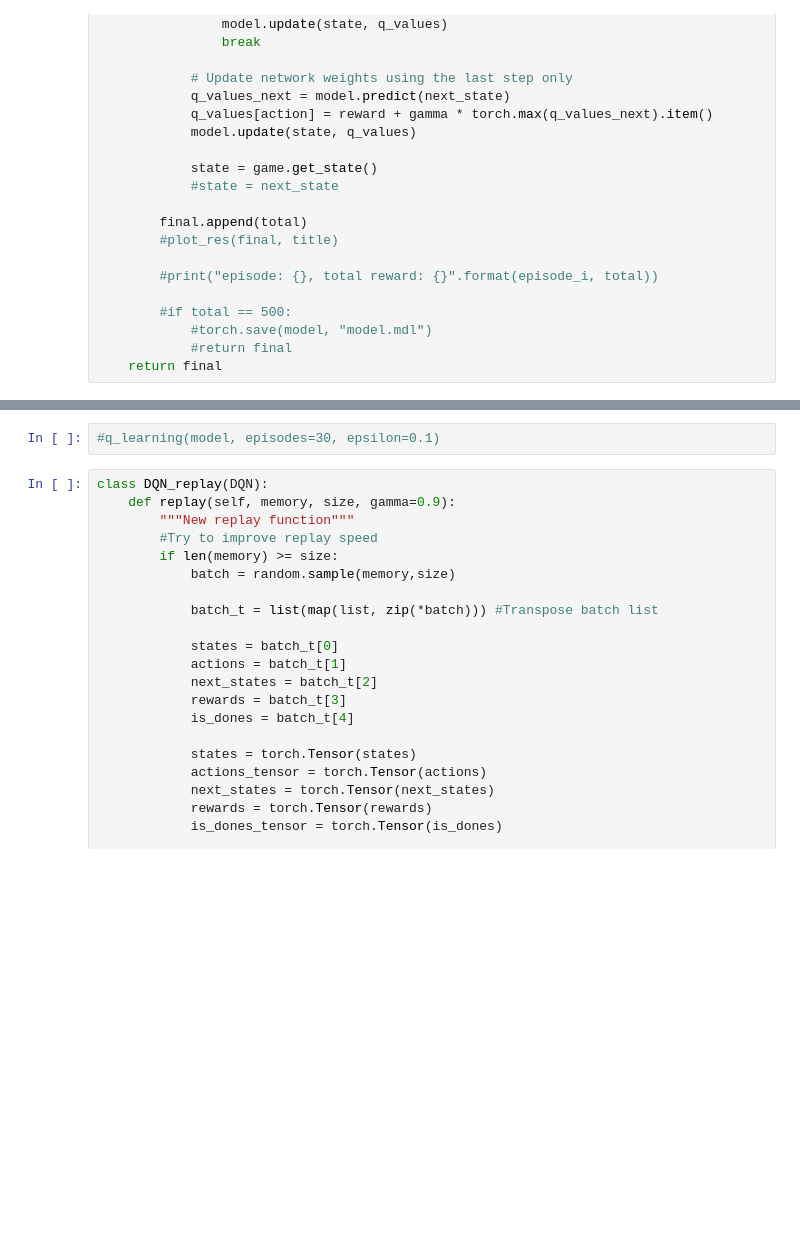
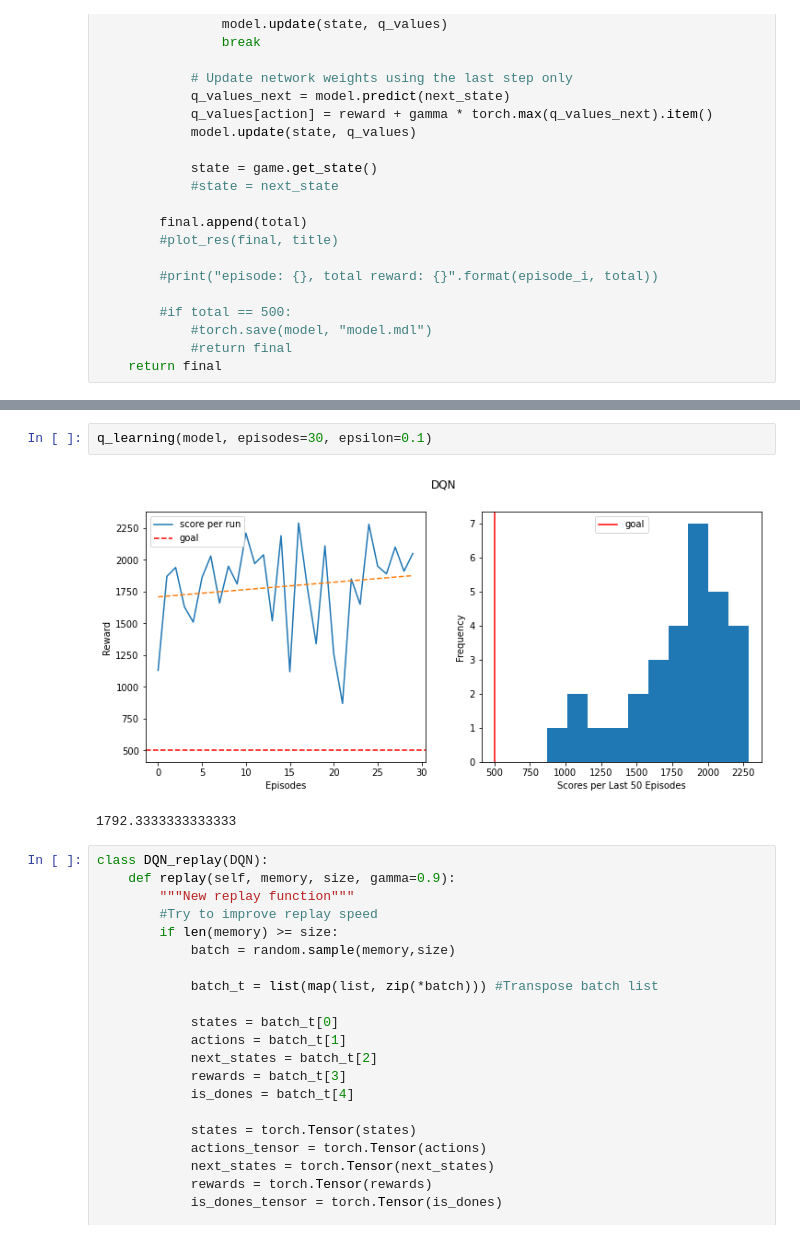
Before and after one commit to alcorpas10/MsPacManRL, a Jupyter notebook: MsPacManDeepRL/src/main/java/sockets/DeepQLearning.ipynb, the cells around one changed output, grey strips where cells are left out. Cells and saved outputs as stored; diff of their text form; blank space fills up the shorter version.

```diff
--- a/MsPacManDeepRL/src/main/java/sockets/DeepQLearning.ipynb
+++ b/MsPacManDeepRL/src/main/java/sockets/DeepQLearning.ipynb
@@ -238,5 +243,8 @@ def q_learning_old(model, episodes = 100, gamma=0.7, epsilon=0.3, title = 'DQN')
 # %%
-#q_learning(model, episodes=30, epsilon=0.1)
+q_learning(model, episodes=30, epsilon=0.1)
+# %% [output]
+[figure, added]
+1792.3333333333333
 # %%
 class DQN_replay(DQN):
     def replay(self, memory, size, gamma=0.9):
```
Also changed, not shown: parts of 6 cells of this notebook, 2 other files.
